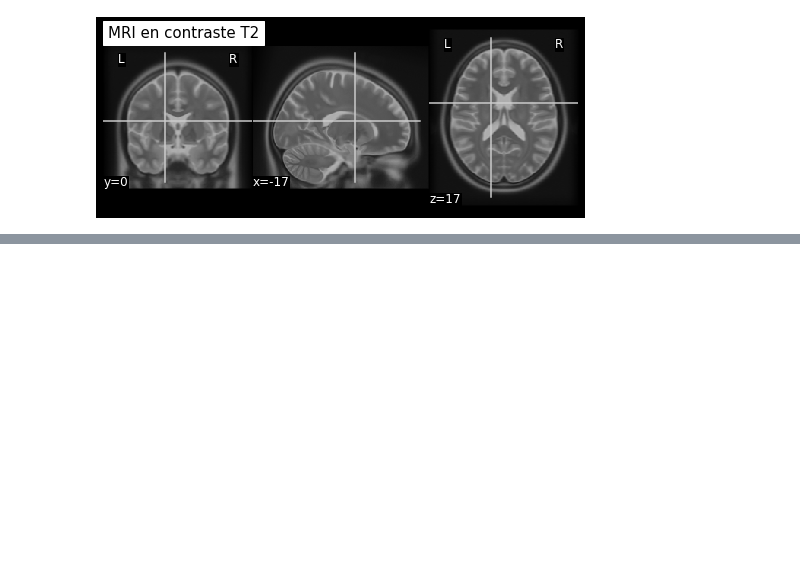
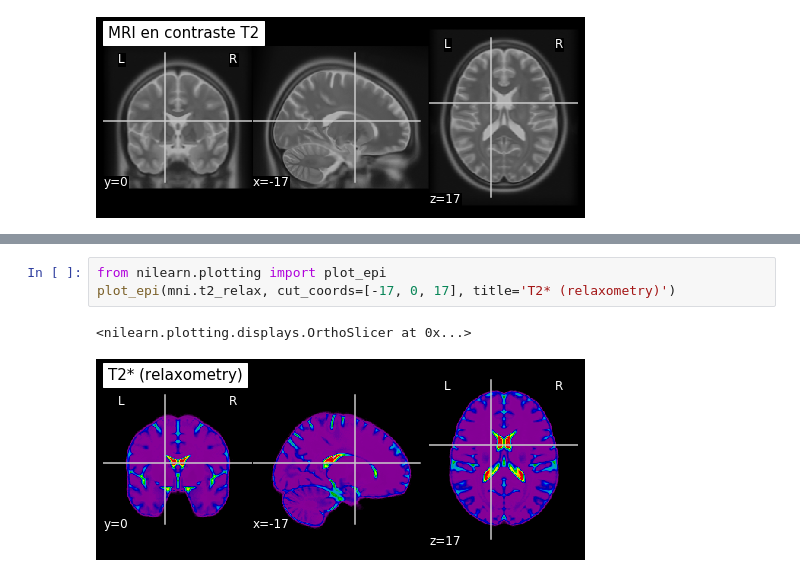
Before and after one commit to methodes-cogneuro/cours2_principes_irm, a Jupyter notebook: applications_cours2_principes_IRM.ipynb, the cells around one changed output, grey strips where cells are left out. Saved outputs shown, nothing was run; the diff lists cells and outputs as text; blank space fills up the shorter version.

```diff
--- a/applications_cours2_principes_IRM.ipynb
+++ b/applications_cours2_principes_IRM.ipynb
@@ -26,0 +99,6 @@ plot_anat(mni.t2, cut_coords=[-17, 0, 17], title='MRI en contraste T2')
+# %%
+from nilearn.plotting import plot_epi
+plot_epi(mni.t2_relax, cut_coords=[-17, 0, 17], title='T2* (relaxometry)')
+# %% [output]
+<nilearn.plotting.displays.OrthoSlicer at 0x...>
+[figure, added]
```
Also changed, not shown: parts of 27 cells of this notebook.
